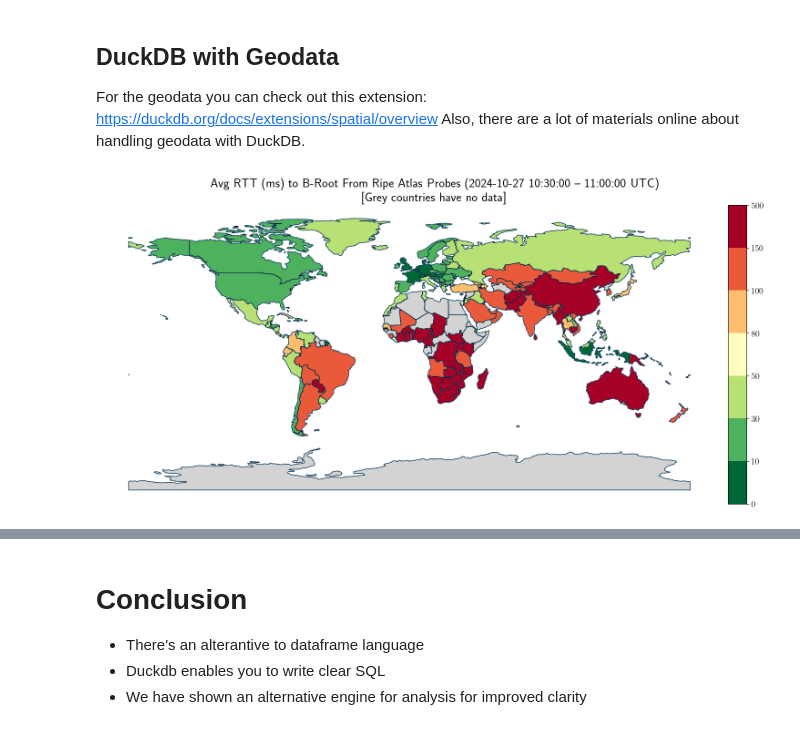
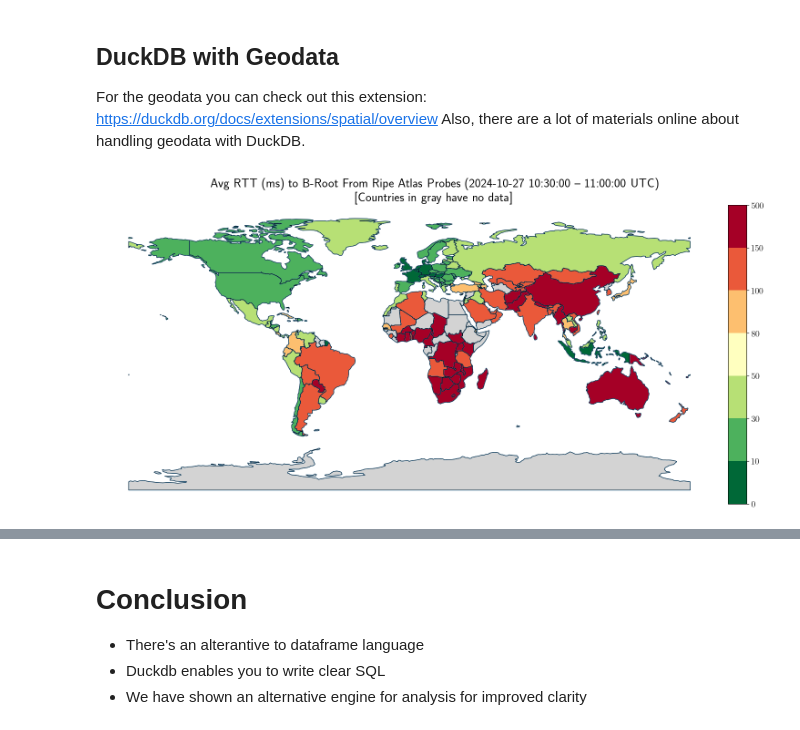
Before and after one commit to gmmoura/duckdb, a Jupyter notebook: blog.ipynb, the cells around one changed output, grey strips where cells are left out. Saved outputs shown, nothing was run; the diff lists cells and outputs as text; code cells hidden in the pictures.

```diff
--- a/blog.ipynb
+++ b/blog.ipynb
@@ -617,35 +634,35 @@ world.boundary.plot(ax=ax, linewidth=1)
 
 # Plot the world map with the data, setting NaN to be transparent
 world.plot(column='legend_intervals', cmap=cmap, linewidth=0.8, ax=ax, edgecolor='0.8',
            missing_kwds={"color": "lightgrey", "label": "No Data"})
 
 # Create a new axes for the color bar
 divider = make_axes_locatable(ax)
 cax = divider.append_axes("right", size="3%", pad=0.2)
 
 # Create a custom color bar
 norm = colors.BoundaryNorm(legend_labels, cmap.N)
 sm = plt.cm.ScalarMappable(cmap=cmap, norm=norm)
 sm.set_array([])
 
 # Remove the coordinates from the axes
 ax.axis('off')
 
 # Add the custom color bar
 fig.colorbar(sm, ticks=legend_labels, orientation='vertical', shrink=0.3, cax=cax)
 
 # Color the oceans in light blue
 ax.set_facecolor('lightblue')
 
 # Optionally color the boundaries again if needed
 world.boundary.plot(ax=ax, linewidth=0.5, color='black')
 
-plt.title('Avg RTT (ms) to B-Root From Ripe Atlas Probes (2024-10-27 10:30:00 -- 11:00:00 UTC)\n[Grey countries have no data]',
+plt.title('Avg RTT (ms) to B-Root From Ripe Atlas Probes (2024-10-27 10:30:00 -- 11:00:00 UTC)\n[Countries in gray have no data]',
           loc='center',fontsize=20, fontweight='bold', x=-15.8)
 
 plt.show()
 # %% [output]
-[figure, old version]
+[figure, new version]
 # %%
 #now some graph sanity check
 
```
Also changed, not shown: parts of 29 cells of this notebook.
